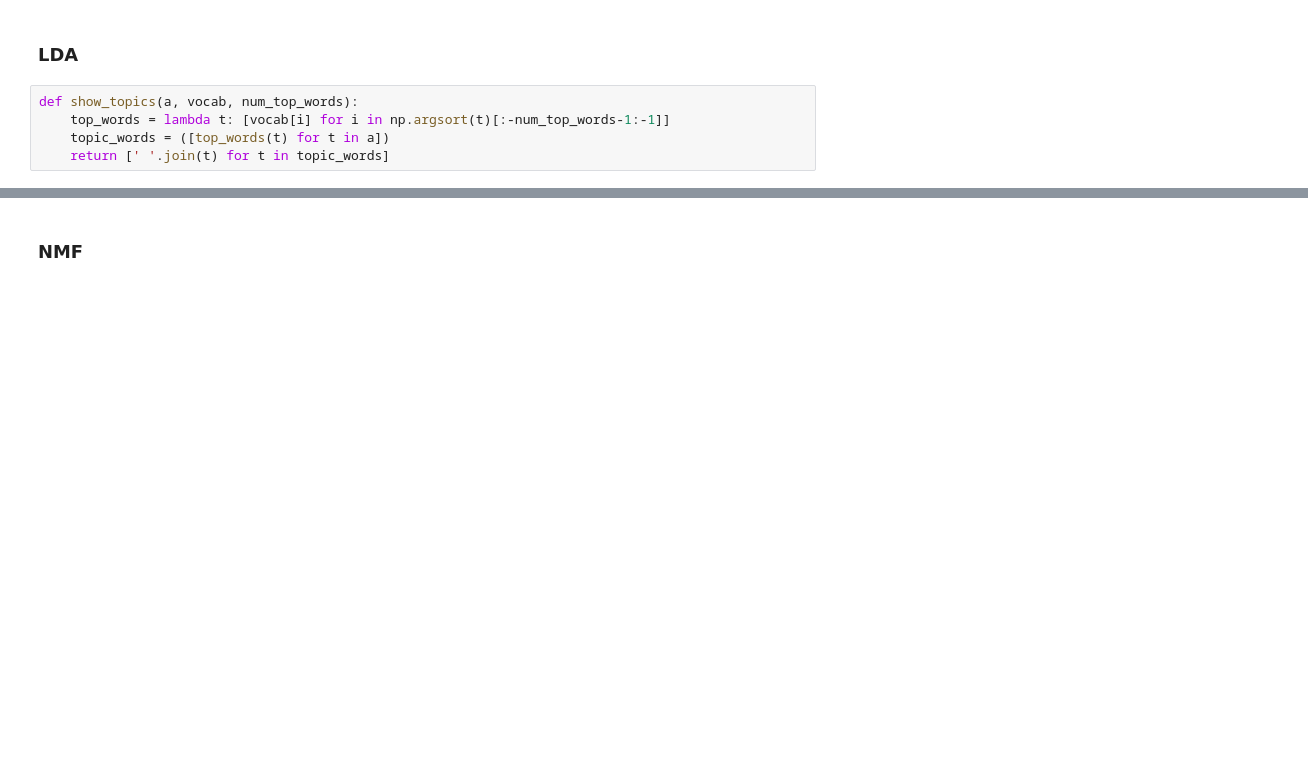
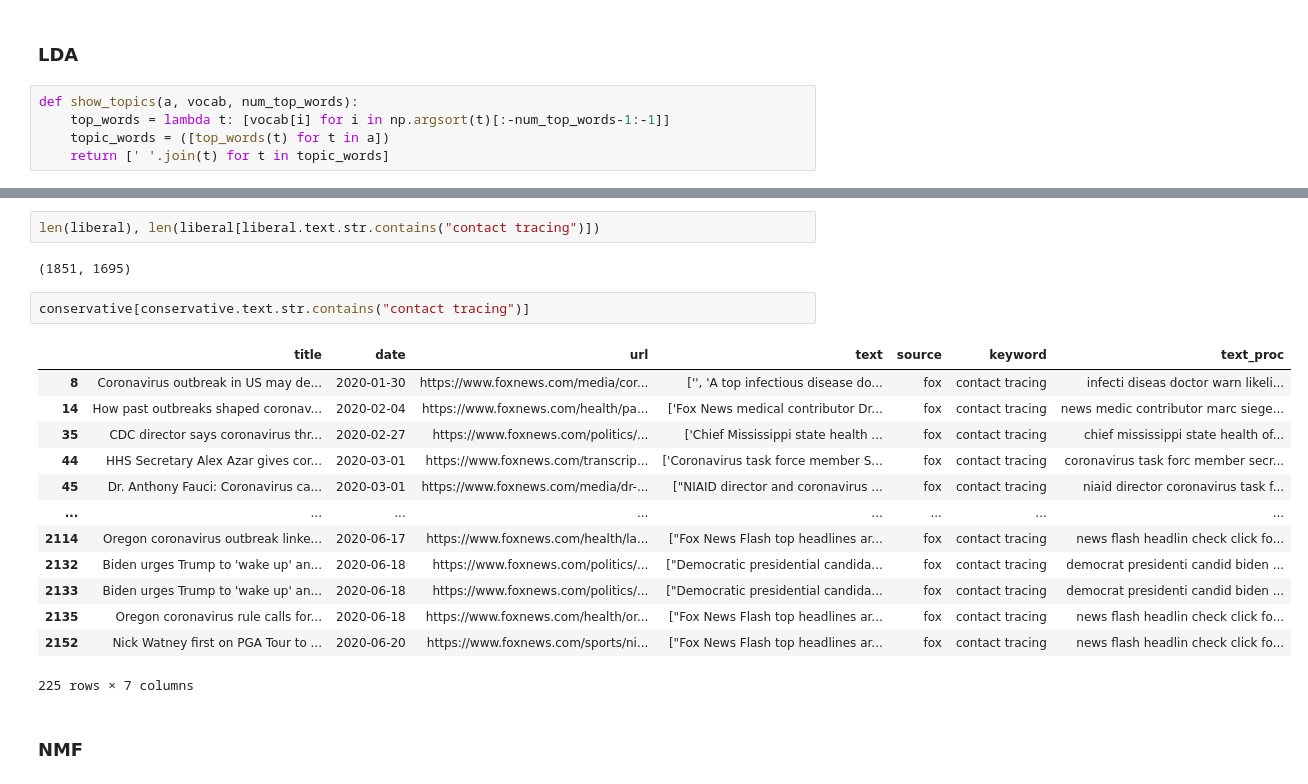
Before and after one commit to yenniejun/contact-tracing, a Jupyter notebook: Topic Modeling.ipynb, the cells around one changed output, grey strips where cells are left out. Drawn from its saved outputs; the diff is of its cells as text; blank space fills up the shorter version.

```diff
--- a/Topic Modeling.ipynb
+++ b/Topic Modeling.ipynb
@@ -569,3 +662,23 @@ lda_topic_modeling(liberal, num_topics = 6, num_top_words = 15)
+# %%
+len(liberal), len(liberal[liberal.text.str.contains("contact tracing")])
+# %% [output]
+(1851, 1695)
+# %%
+conservative[conservative.text.str.contains("contact tracing")]
+# %% [output]
+|  | title | date | url | text | source | keyword | text_proc |
+| 8 | Coronavirus outbreak in US may de... | 2020-01-30 | https://www.foxnews.com/media/cor... | ['', 'A top infectious disease do... | fox | contact tracing | infecti diseas doctor warn likeli... |
+| 14 | How past outbreaks shaped coronav... | 2020-02-04 | https://www.foxnews.com/health/pa... | ['Fox News medical contributor Dr... | fox | contact tracing | news medic contributor marc siege... |
+| 35 | CDC director says coronavirus thr... | 2020-02-27 | https://www.foxnews.com/politics/... | ['Chief Mississippi state health ... | fox | contact tracing | chief mississippi state health of... |
+| 44 | HHS Secretary Alex Azar gives cor... | 2020-03-01 | https://www.foxnews.com/transcrip... | ['Coronavirus task force member S... | fox | contact tracing | coronavirus task forc member secr... |
+| 45 | Dr. Anthony Fauci: Coronavirus ca... | 2020-03-01 | https://www.foxnews.com/media/dr-... | ["NIAID director and coronavirus ... | fox | contact tracing | niaid director coronavirus task f... |
+| ... | ... | ... | ... | ... | ... | ... | ... |
+| 2114 | Oregon coronavirus outbreak linke... | 2020-06-17 | https://www.foxnews.com/health/la... | ["Fox News Flash top headlines ar... | fox | contact tracing | news flash headlin check click fo... |
+| 2132 | Biden urges Trump to 'wake up' an... | 2020-06-18 | https://www.foxnews.com/politics/... | ["Democratic presidential candida... | fox | contact tracing | democrat presidenti candid biden ... |
+| 2133 | Biden urges Trump to 'wake up' an... | 2020-06-18 | https://www.foxnews.com/politics/... | ["Democratic presidential candida... | fox | contact tracing | democrat presidenti candid biden ... |
+| 2135 | Oregon coronavirus rule calls for... | 2020-06-18 | https://www.foxnews.com/health/or... | ["Fox News Flash top headlines ar... | fox | contact tracing | news flash headlin check click fo... |
+| 2152 | Nick Watney first on PGA Tour to ... | 2020-06-20 | https://www.foxnews.com/sports/ni... | ["Fox News Flash top headlines ar... | fox | contact tracing | news flash headlin check click fo... |
+225 rows × 7 columns
 # %% [markdown]
 ### NMF
 # %%
```
Also changed, not shown: parts of 67 cells of this notebook.
